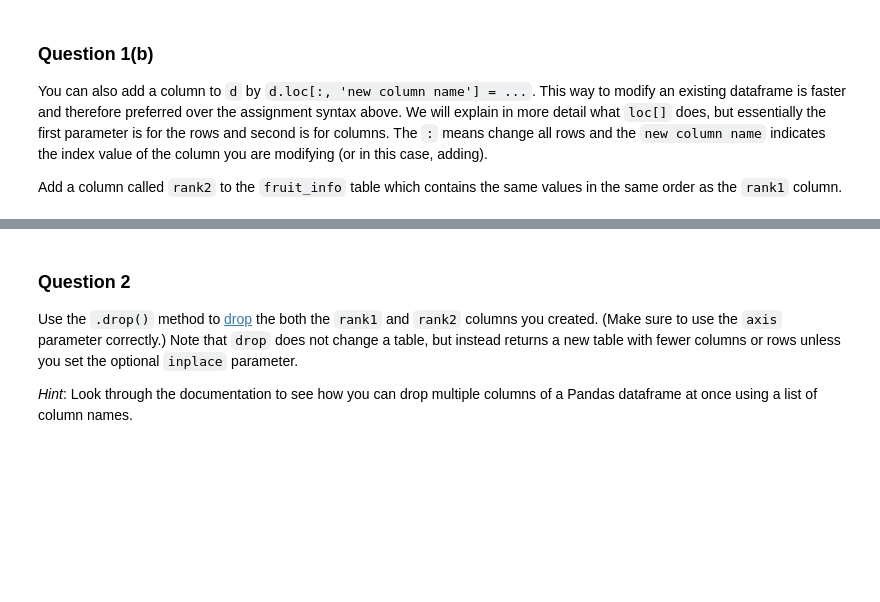
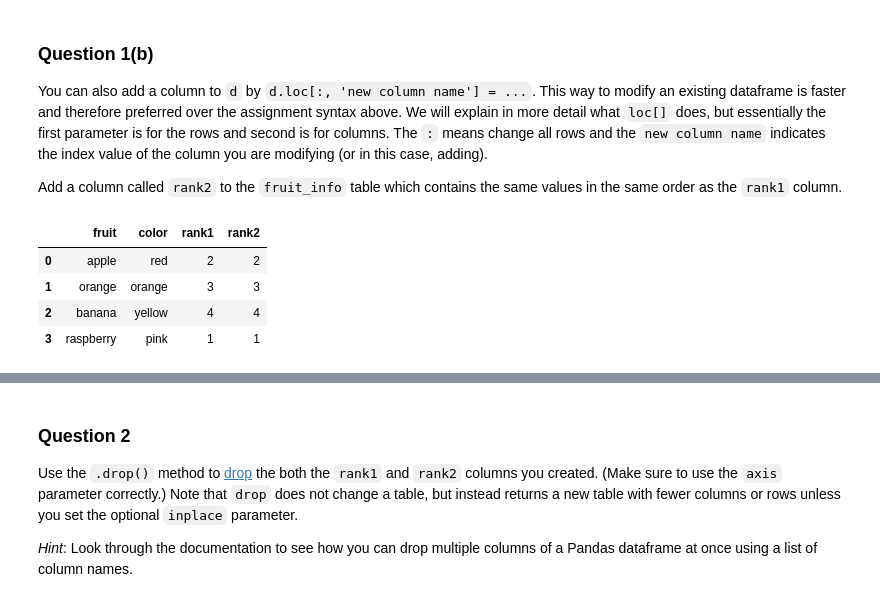
Before and after one commit to zhugeyicixin/DataSci200, a Jupyter notebook: labs/lab02/lab02.ipynb, the cells around one changed output, grey strips where cells are left out. Saved outputs shown, nothing was run; the diff lists cells and outputs as text; code cells hidden in the pictures; blank space fills up the shorter version.

```diff
--- a/labs/lab02/lab02.ipynb
+++ b/labs/lab02/lab02.ipynb
@@ -69,0 +91,3 @@ fruit_info
+# %%
+fruit_info['rank1']=[2,3,4,1]
+fruit_info
@@ -86,2 +122,11 @@ fruit_info
+# %%
+fruit_info.loc[:, 'rank2']=[2,3,4,1]
+fruit_info
+# %% [output]
+|  | fruit | color | rank1 | rank2 |
+| 0 | apple | red | 2 | 2 |
+| 1 | orange | orange | 3 | 3 |
+| 2 | banana | yellow | 4 | 4 |
+| 3 | raspberry | pink | 1 | 1 |
 # %%
 ok.grade("q1b");
```
Also changed, not shown: parts of 37 cells of this notebook.
